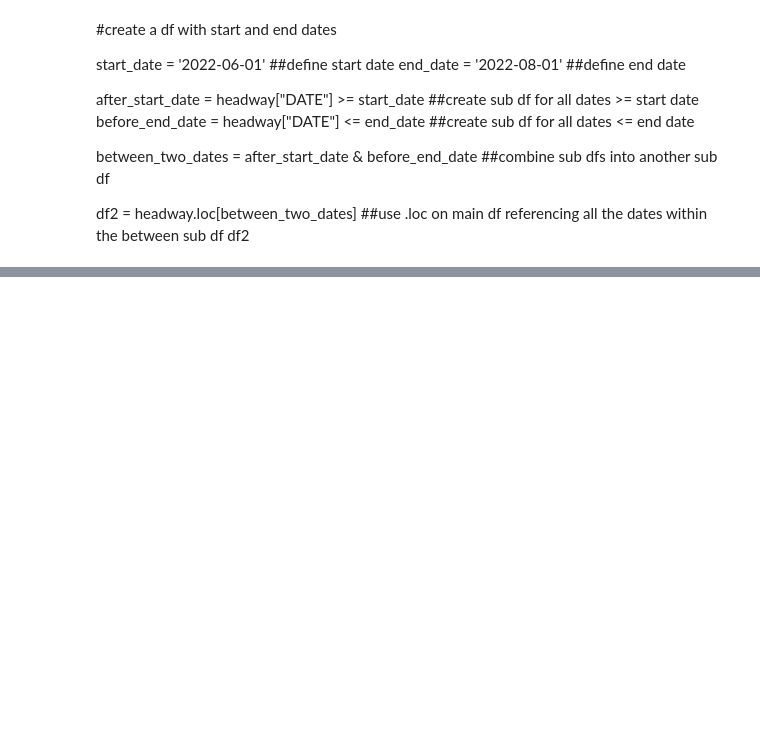
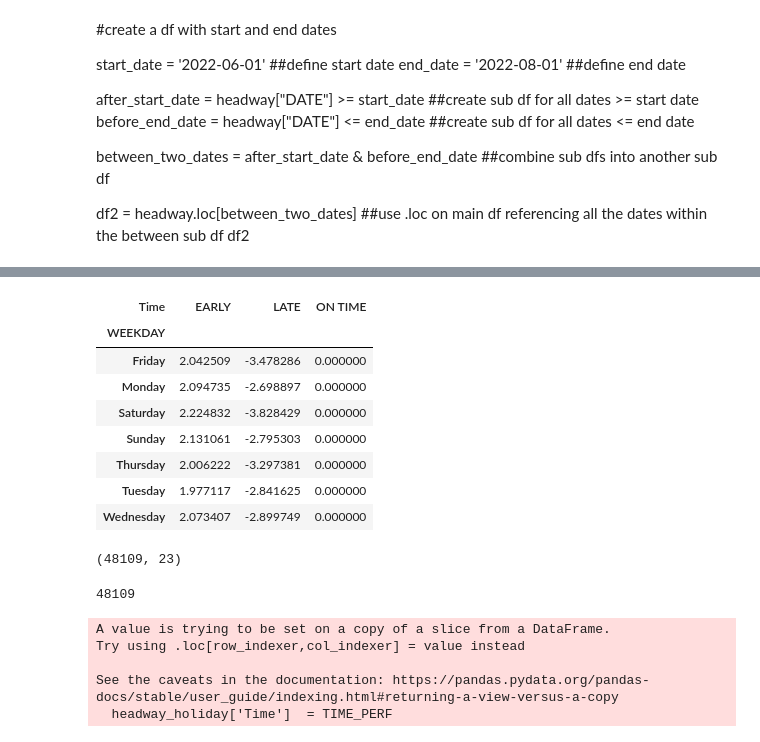
Before and after one commit to NSS-Data-Analytics-Cohort-7/wego-python-bit-my_finger, a Jupyter notebook: notebooks/wego_cleaned_up.ipynb, the cells around one changed output, grey strips where cells are left out. Drawn from its saved outputs; the diff is of its cells as text; code cells hidden in the pictures; blank space fills up the shorter version.

Commit message:
holiday, summer, adhrence times

```diff
--- a/notebooks/wego_cleaned_up.ipynb
+++ b/notebooks/wego_cleaned_up.ipynb
@@ -139,0 +221,13 @@ summer.head(10)
+# %%
+##initialize empty list to fill with results
+ON_TIME_PERF = []
+
+##loop to check adherence column to determine if early, late, or on time append
+
+for x in summer['ADHERENCE']:
+    if x > 0:
+        ON_TIME_PERF.append('EARLY')
+    elif x < 0:
+        ON_TIME_PERF.append('LATE')
+    else:
+        ON_TIME_PERF.append('ON TIME')
@@ -139,0 +238,7 @@ summer.head(10)
+# %%
+
+summer['Time']  = ON_TIME_PERF
+
+##add to main df by concat function
+#summer = pd.concat([summer, summer_ot], axis='columns')
+#summer
@@ -139,0 +269,16 @@ summer.head(10)
+# %%
+(summer.pivot_table(
+        index='WEEKDAY',
+    columns= 'Time',
+    values='ADHERENCE',
+    aggfunc= 'mean').style.background_gradient(cmap='Purples', axis=1))
+# %% [output]
+| Time | EARLY | LATE | ON TIME |
+| WEEKDAY |  |  |  |
+| Friday | 2.042509 | -3.478286 | 0.000000 |
+| Monday | 2.094735 | -2.698897 | 0.000000 |
+| Saturday | 2.224832 | -3.828429 | 0.000000 |
+| Sunday | 2.131061 | -2.795303 | 0.000000 |
+| Thursday | 2.006222 | -3.297381 | 0.000000 |
+| Tuesday | 1.977117 | -2.841625 | 0.000000 |
+| Wednesday | 2.073407 | -2.899749 | 0.000000 |
@@ -139,0 +297,16 @@ summer.head(10)
+# %%
+headway_holiday.shape
+# %% [output]
+(48109, 23)
+# %%
+len(TIME_PERF)
+# %% [output]
+48109
+# %%
+headway_holiday['Time']  = TIME_PERF
+# %% [output]
+A value is trying to be set on a copy of a slice from a DataFrame.
+Try using .loc[row_indexer,col_indexer] = value instead
+
+See the caveats in the documentation: https://pandas.pydata.org/pandas-docs/stable/user_guide/indexing.html#returning-a-view-versus-a-copy
+  headway_holiday['Time']  = TIME_PERF
```
Also changed, not shown: parts of 16 cells of this notebook.
